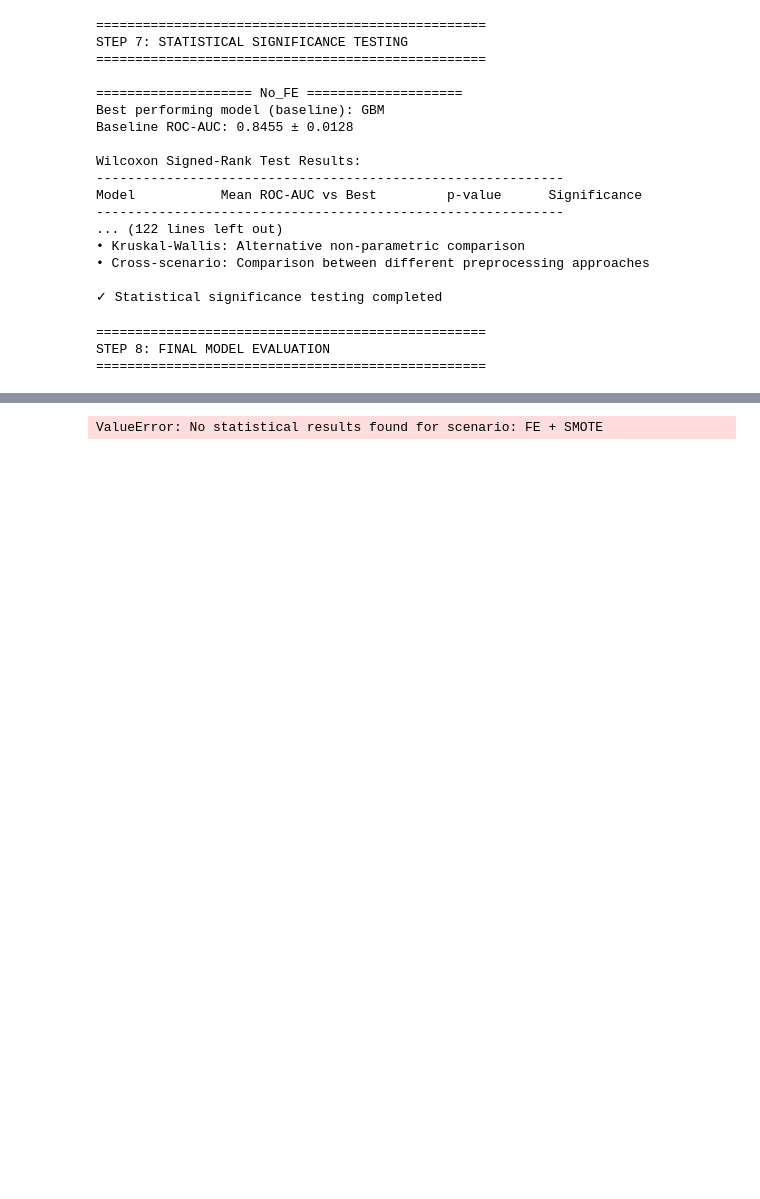
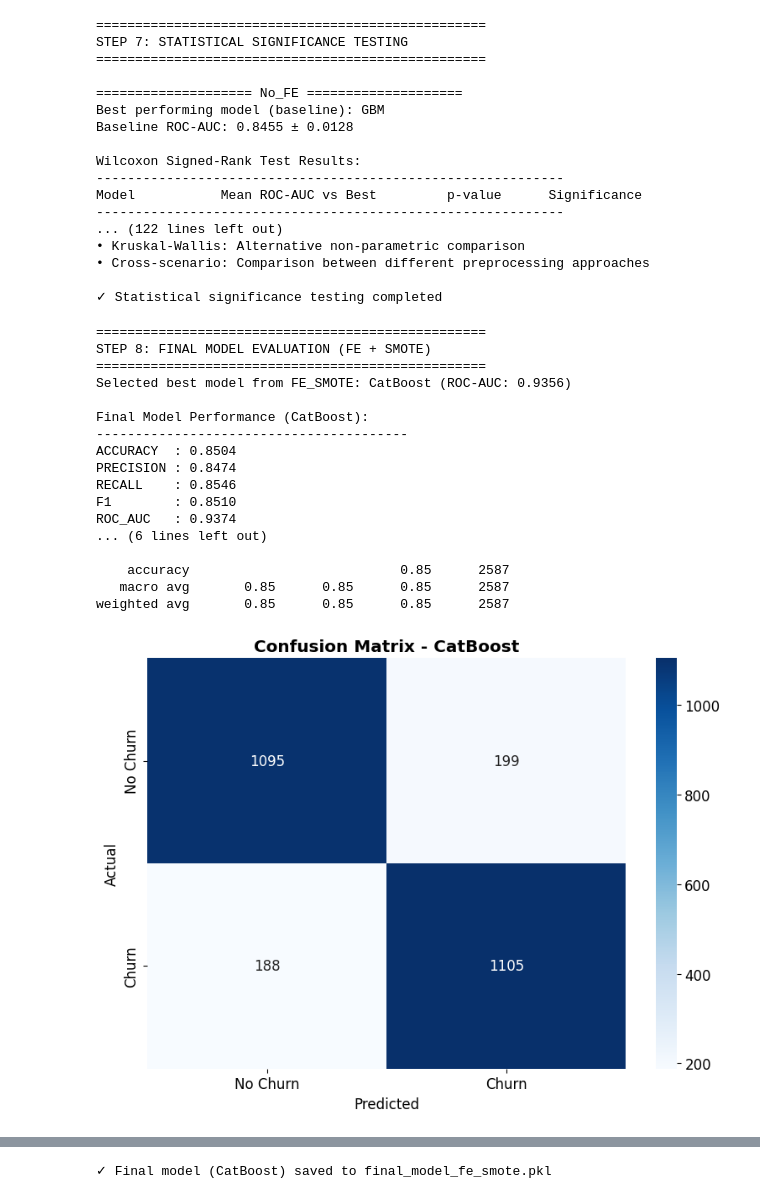
Before and after one commit to koriebruh/CHURN-JOURNAL, a Jupyter notebook: wwwNofel.ipynb, the cells around one changed output, grey strips where cells are left out. Cells and saved outputs as stored; diff of their text form; code cells hidden in the pictures; blank space fills up the shorter version.

```diff
--- a/wwwNofel.ipynb
+++ b/wwwNofel.ipynb
@@ -1121,25 +1121,32 @@ Model           Mean ROC-AUC vs Best         p-value      Significance
 
 # === STEP 8: FINAL MODEL EVALUATION ===
 print("\n" + "="*50)
-print("STEP 8: FINAL MODEL EVALUATION")
+print("STEP 8: FINAL MODEL EVALUATION (FE + SMOTE)")
 print("="*50)
 
-# Select the best model from FE + SMOTE scenario
-scenario_name = "FE + SMOTE"
-if scenario_name not in all_statistical_results:
-    raise ValueError(f"No statistical results found for scenario: {scenario_name}")
+# Select the best model from FE_SMOTE scenario based on ROC-AUC
+scenario_name = 'FE_SMOTE'
+if scenario_name in all_cv_results:
+    best_model_info = max(all_cv_results[scenario_name].items(), key=lambda x: x[1]['roc_auc_mean'])
+    best_model_name = best_model_info[0]
+    best_model_roc_auc = best_model_info[1]['roc_auc_mean']
+    print(f"Selected best model from {scenario_name}: {best_model_name} (ROC-AUC: {best_model_roc_auc:.4f})")
+else:
+    raise ValueError(f"No cross-validation results found for {scenario_name}")
 
-stat_results = all_statistical_results[scenario_name]
-best_model_name = stat_results['best_model']
+# Ensure data is in correct format (convert to DataFrame if needed)
+feature_names = X_train.columns if isinstance(X_train, pd.DataFrame) else X.columns
+if not isinstance(X_train, pd.DataFrame):
+    X_train = pd.DataFrame(X_train, columns=feature_names)
+if not isinstance(X_test, pd.DataFrame):
+    X_test = pd.DataFrame(X_test, columns=feature_names)
+if not isinstance(y_train, pd.Series):
+    y_train = pd.Series(y_train)
+if not isinstance(y_test, pd.Series):
+    y_test = pd.Series(y_test)
+
+# Train the best model
 final_model = tuned_models[best_model_name]
-
-# Ensure X_train and X_test are DataFrames with correct feature names
-feature_names = X.columns if isinstance(X, pd.DataFrame) else [f"feature_{i}" for i in range(X.shape[1])]
-X_train = pd.DataFrame(X_train, columns=feature_names)
-X_test = pd.DataFrame(X_test, columns=feature_names)
-
-# Train the final model
-print(f"Training best model ({best_model_name}) from scenario: {scenario_name}")
 final_model.fit(X_train, y_train)
 
 # Predictions
@@ -1155,7 +1162,7 @@ test_metrics = {
     'roc_auc': roc_auc_score(y_test, y_pred_proba)
 }
 
-print(f"Final Model Performance ({best_model_name}):")
+print(f"\nFinal Model Performance ({best_model_name}):")
 print("-" * 40)
 for metric, value in test_metrics.items():
     print(f"{metric.upper():<10}: {value:.4f}")
@@ -1173,7 +1180,7 @@ plt.title(f'Confusion Matrix - {best_model_name}', fontweight='bold')
 plt.ylabel('Actual')
 plt.xlabel('Predicted')
 plt.tight_layout()
-plt.savefig(f"{OUTPUT_DIR}/plots/confusion_matrix.png", dpi=300, bbox_inches='tight')
+plt.savefig(f"{OUTPUT_DIR}/plots/confusion_matrix_fe_smote.png", dpi=300, bbox_inches='tight')
 plt.show()
 
 # ROC Curve
@@ -1186,48 +1193,63 @@ plt.xlim([0.0, 1.0])
 plt.ylim([0.0, 1.05])
 plt.xlabel('False Positive Rate')
 plt.ylabel('True Positive Rate')
-plt.title(f'ROC Curve - {best_model_name}', fontweight='bold')
+plt.title(f'ROC Curve - {best_model_name} (FE + SMOTE)', fontweight='bold')
 plt.legend(loc="lower right")
 plt.grid(True, alpha=0.3)
 plt.tight_layout()
-plt.savefig(f"{OUTPUT_DIR}/plots/roc_curve.png", dpi=300, bbox_inches='tight')
+plt.savefig(f"{OUTPUT_DIR}/plots/roc_curve_fe_smote.png", dpi=300, bbox_inches='tight')
 plt.show()
 
 # Precision-Recall Curve
 precision, recall, _ = precision_recall_curve(y_test, y_pred_proba)
 pr_auc = auc(recall, precision)
 plt.figure(figsize=(8, 6))
 plt.plot(recall, precision, color='blue', lw=2, label=f'PR curve (AUC = {pr_auc:.4f})')
 plt.axhline(y=y_test.mean(), color='red', linestyle='--', label=f'Baseline (P = {y_test.mean():.4f})')
 plt.xlim([0.0, 1.0])
 plt.ylim([0.0, 1.05])
 plt.xlabel('Recall')
 plt.ylabel('Precision')
-plt.title(f'Precision-Recall Curve - {best_model_name}', fontweight='bold')
+plt.title(f'Precision-Recall Curve - {best_model_name} (FE + SMOTE)', fontweight='bold')
 plt.legend(loc="lower left")
 plt.grid(True, alpha=0.3)
 plt.tight_layout()
-plt.savefig(f"{OUTPUT_DIR}/plots/precision_recall_curve.png", dpi=300, bbox_inches='tight')
+plt.savefig(f"{OUTPUT_DIR}/plots/precision_recall_curve_fe_smote.png", dpi=300, bbox_inches='tight')
 plt.show()
 
 # Calibration Curve
 fraction_of_positives, mean_predicted_value = calibration_curve(y_test, y_pred_proba, n_bins=10)
 plt.figure(figsize=(8, 6))
 plt.plot(mean_predicted_value, fraction_of_positives, "s-", label=f'{best_model_name}')
 plt.plot([0, 1], [0, 1], "k:", label="Perfectly calibrated")
 plt.ylabel('Fraction of positives')
 plt.xlabel('Mean predicted probability')
-plt.title(f'Calibration Plot - {best_model_name}', fontweight='bold')
+plt.title(f'Calibration Plot - {best_model_name} (FE + SMOTE)', fontweight='bold')
 plt.legend()
 plt.grid(True, alpha=0.3)
 plt.tight_layout()
-plt.savefig(f"{OUTPUT_DIR}/plots/calibration_curve.png", dpi=300, bbox_inches='tight')
+plt.savefig(f"{OUTPUT_DIR}/plots/calibration_curve_fe_smote.png", dpi=300, bbox_inches='tight')
 plt.show()
 
 # Save final model
-joblib.dump(final_model, f"{OUTPUT_DIR}/models/final_model.pkl")
-print(f"✓ Final model ({best_model_name}) saved to {OUTPUT_DIR}/models/final_model.pkl")
+joblib.dump(final_model, f"{OUTPUT_DIR}/models/final_model_fe_smote.pkl")
+print(f"✓ Final model ({best_model_name}) saved to final_model_fe_smote.pkl")
 # %% [output]
 ==================================================
-STEP 8: FINAL MODEL EVALUATION
+STEP 8: FINAL MODEL EVALUATION (FE + SMOTE)
 ==================================================
+Selected best model from FE_SMOTE: CatBoost (ROC-AUC: 0.9356)
+
+Final Model Performance (CatBoost):
+----------------------------------------
+ACCURACY  : 0.8504
+PRECISION : 0.8474
+RECALL    : 0.8546
+F1        : 0.8510
+ROC_AUC   : 0.9374
+... (6 lines left out)
+
+    accuracy                           0.85      2587
+   macro avg       0.85      0.85      0.85      2587
+weighted avg       0.85      0.85      0.85      2587
+[figure, added]
@@ -1234,4 +1259,4 @@ STEP 8: FINAL MODEL EVALUATION
-ValueError: No statistical results found for scenario: FE + SMOTE
+✓ Final model (CatBoost) saved to final_model_fe_smote.pkl
 # %%
 # === STEP 9: FEATURE IMPORTANCE ANALYSIS ===
 print("\n" + "="*50)
```
Also changed, not shown: parts of 9 cells of this notebook, 16 other files.
